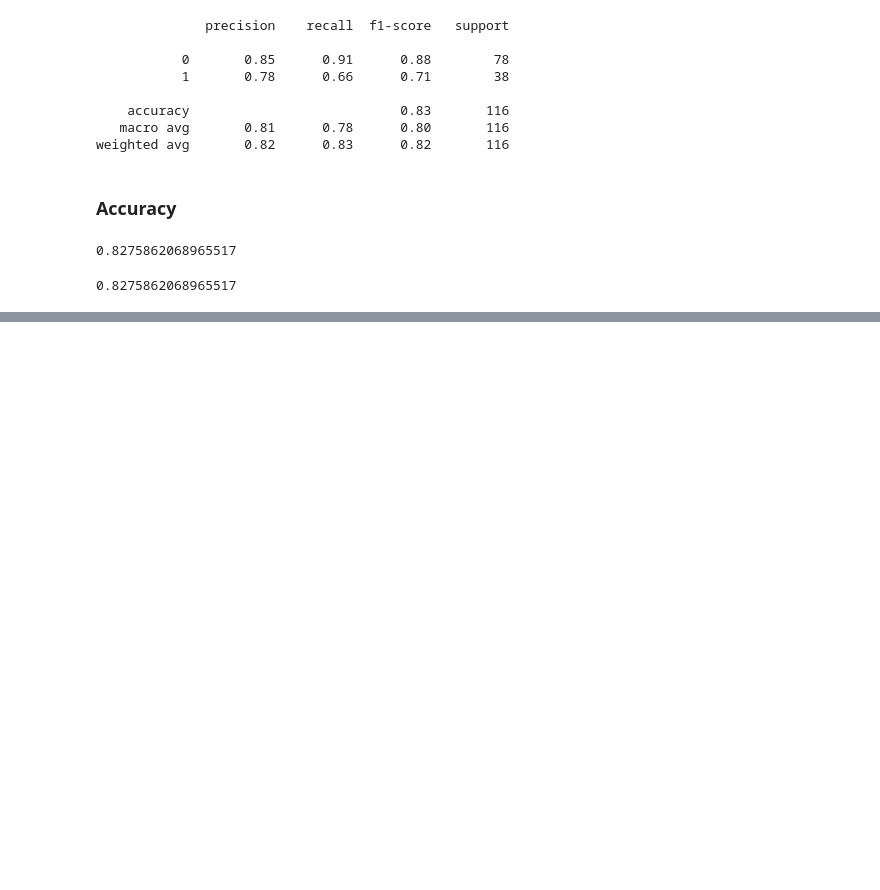
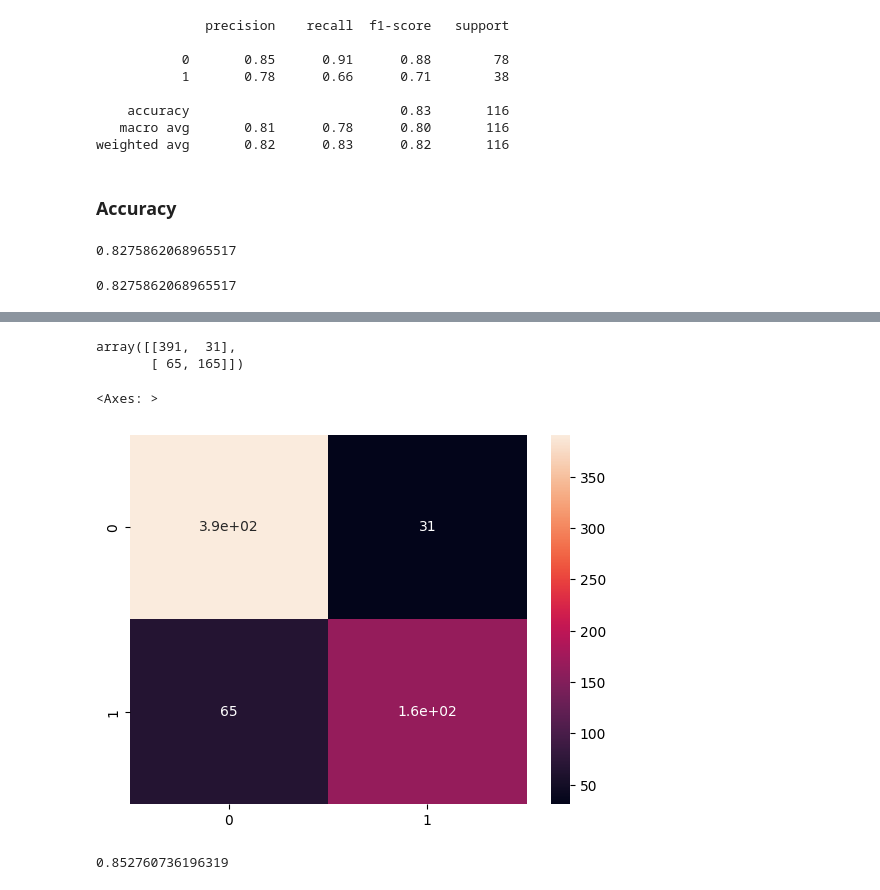
Before and after one commit to sydneyruoj/MeXE402_Midterm_Abeleda_Dannielle_Louis_Ponsica_Sydney_Ruoj_I, a Jupyter notebook: Logistic Regression/Logistic_Regression_Pima_Indians_Diabetes.ipynb, the cells around one changed output, grey strips where cells are left out. Saved outputs shown, nothing was run; the diff lists cells and outputs as text; code cells hidden in the pictures; blank space fills up the shorter version.

```diff
--- a/Logistic Regression/Logistic_Regression_Pima_Indians_Diabetes.ipynb
+++ b/Logistic Regression/Logistic_Regression_Pima_Indians_Diabetes.ipynb
@@ -328,0 +336,5 @@ accuracy_score(y_test,y_pred)
+# %%
+from sklearn.ensemble import RandomForestClassifier
+model = RandomForestClassifier(n_estimators=200, max_depth=5, max_features='sqrt', random_state=40)
+# %%
+model.fit(X_train, y_train)
@@ -328,0 +343,2 @@ accuracy_score(y_test,y_pred)
+# %%
+y_train_predict = model.predict(X_train)
@@ -328,0 +376,18 @@ accuracy_score(y_test,y_pred)
+# %%
+from sklearn.metrics import confusion_matrix
+confusion_matrix(y_train, y_train_predict)
+# %% [output]
+array([[391,  31],
+       [ 65, 165]])
+# %%
+import seaborn as sns
+cmR =  confusion_matrix(y_train, y_train_predict)
+sns.heatmap(cmR, annot = True)
+# %% [output]
+<Axes: >
+[figure, added]
+# %%
+from sklearn.metrics import accuracy_score
+accuracy_score(y_train,y_train_predict)
+# %% [output]
+0.852760736196319
```
Also changed, not shown: parts of 5 cells of this notebook.
